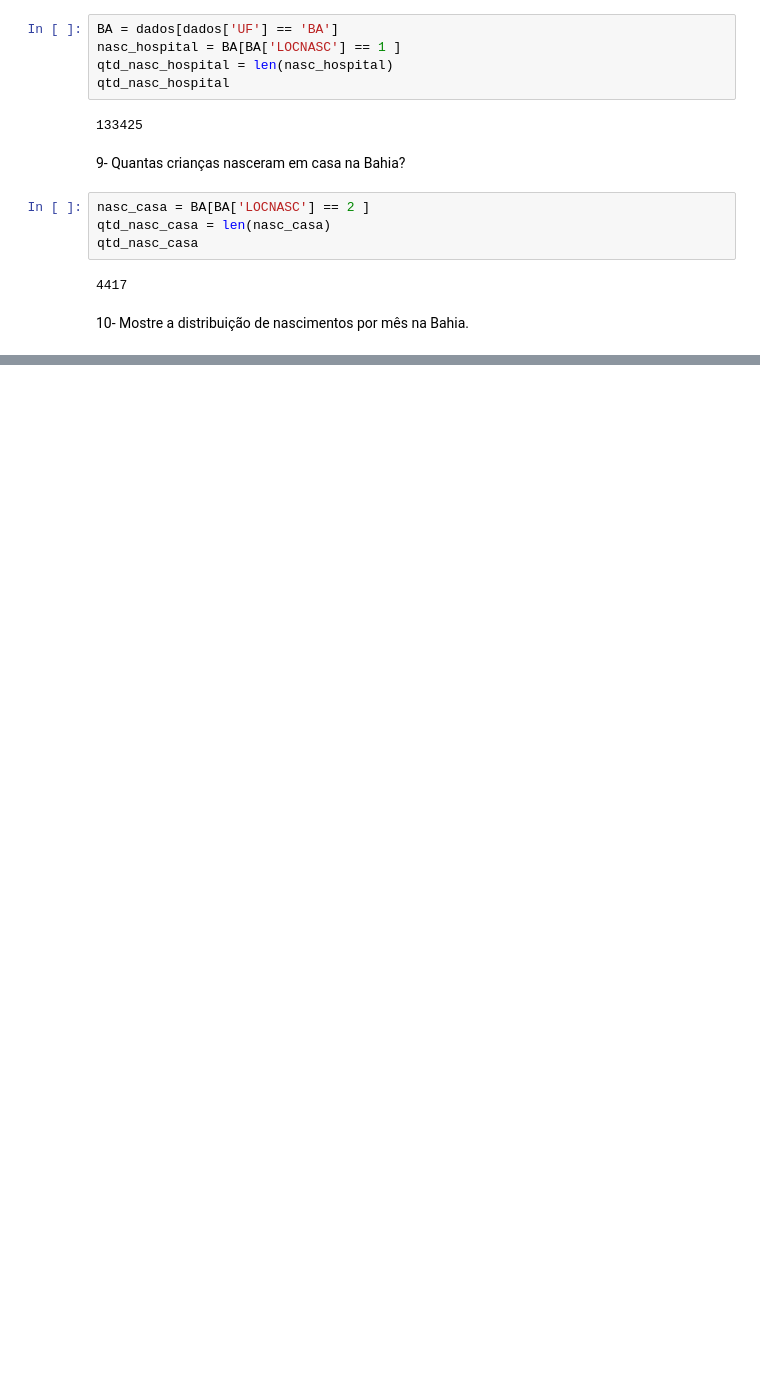
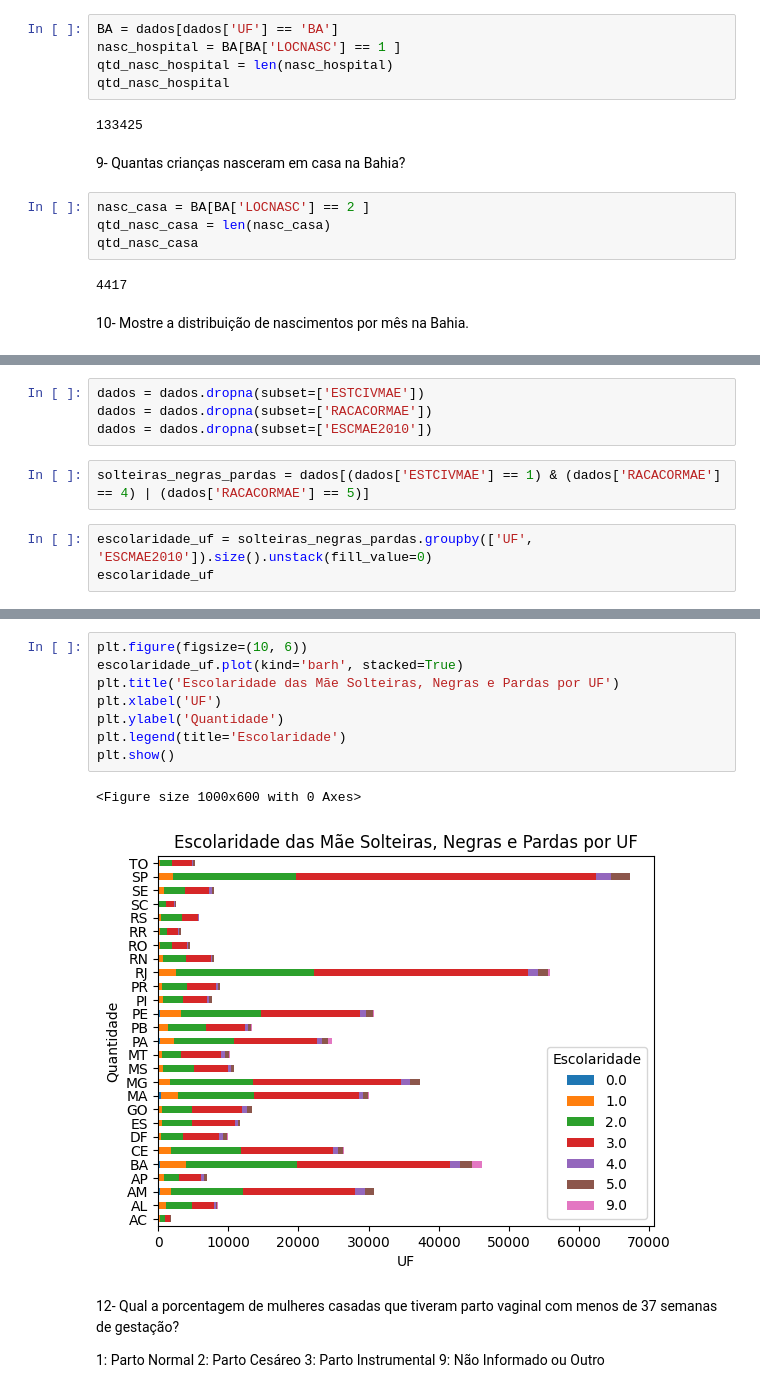
Before and after one commit to JuliaLizS/Processo_seletivo, a Jupyter notebook: IPQ.ipynb, the cells around one changed output, grey strips where cells are left out. Cells and saved outputs as stored; diff of their text form; blank space fills up the shorter version.

```diff
--- a/IPQ.ipynb
+++ b/IPQ.ipynb
@@ -357,0 +408,9 @@ mes_nasc_BA = mes.value_counts().sort
+# %%
+dados = dados.dropna(subset=['ESTCIVMAE'])
+dados = dados.dropna(subset=['RACACORMAE'])
+dados = dados.dropna(subset=['ESCMAE2010'])
+# %%
+solteiras_negras_pardas = dados[(dados['ESTCIVMAE'] == 1) & (dados['RACACORMAE'] == 4) | (dados['RACACORMAE'] == 5)]
+# %%
+escolaridade_uf = solteiras_negras_pardas.groupby(['UF', 'ESCMAE2010']).size().unstack(fill_value=0)
+escolaridade_uf
@@ -357,0 +436,18 @@ mes_nasc_BA = mes.value_counts().sort
+# %%
+plt.figure(figsize=(10, 6))
+escolaridade_uf.plot(kind='barh', stacked=True)
+plt.title('Escolaridade das Mãe Solteiras, Negras e Pardas por UF')
+plt.xlabel('UF')
+plt.ylabel('Quantidade')
+plt.legend(title='Escolaridade')
+plt.show()
+# %% [output]
+<Figure size 1000x600 with 0 Axes>
+[figure, added]
+# %% [markdown]
+12- Qual a porcentagem de mulheres casadas que tiveram parto vaginal com menos de 37 semanas de gestação?
+
+1: Parto Normal
+2: Parto Cesáreo
+3: Parto Instrumental
+9: Não Informado ou Outro
```
Also changed, not shown: parts of 19 cells of this notebook.
